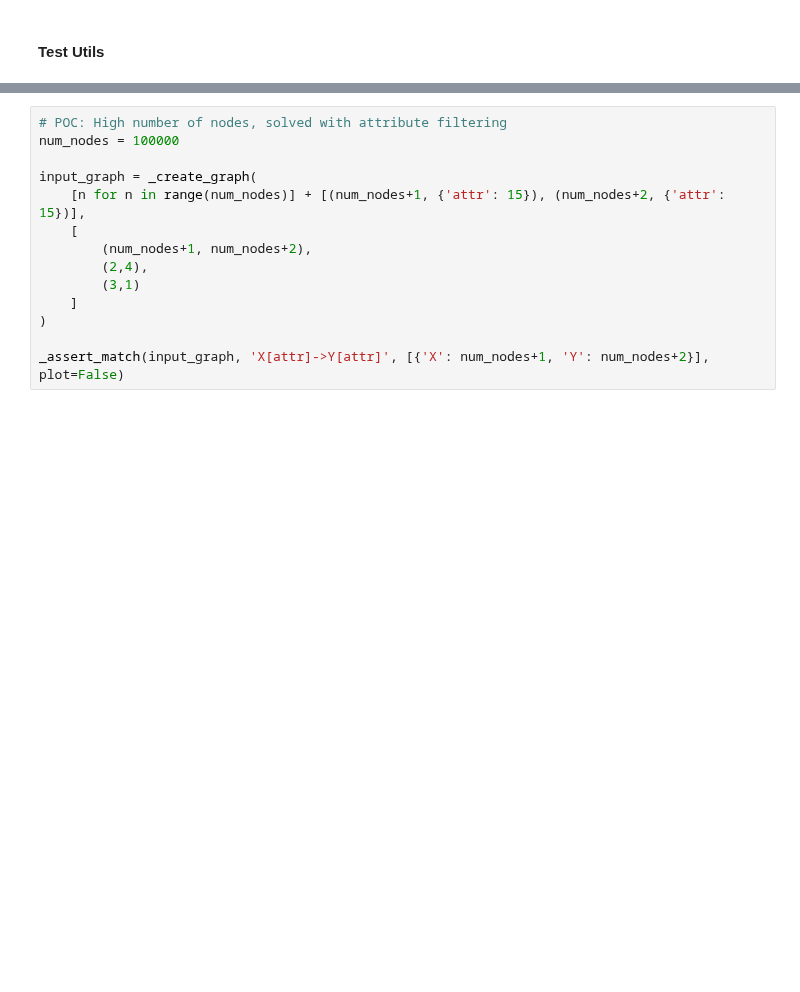
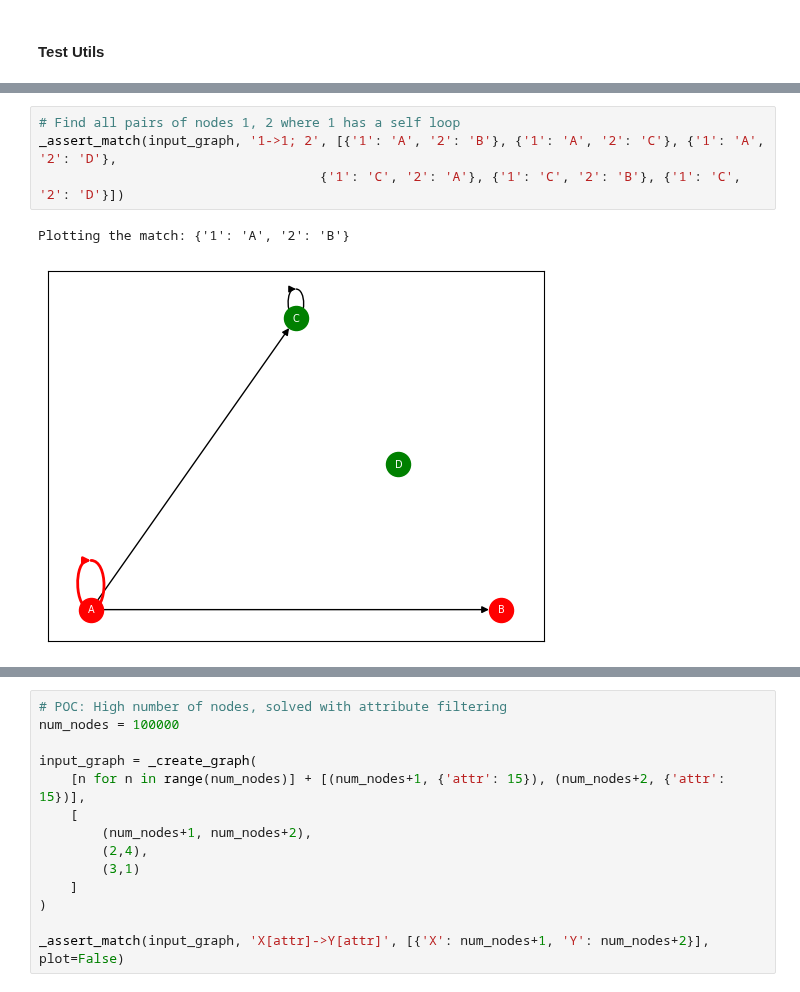
Before and after one commit to DeanLight/graph_rewrite, a Jupyter notebook: nbs/03_matcher.ipynb, the cells around one changed output, grey strips where cells are left out. Cells and saved outputs as stored; diff of their text form; blank space fills up the shorter version.

```diff
--- a/nbs/03_matcher.ipynb
+++ b/nbs/03_matcher.ipynb
@@ -276,0 +258,7 @@ _assert_match(input_graph, 'X->Y->Z', [{'X': 'A', 'Y': 'C', 'Z': 'D'},
+# %%
+# Find all pairs of nodes 1, 2 where 1 has a self loop
+_assert_match(input_graph, '1->1; 2', [{'1': 'A', '2': 'B'}, {'1': 'A', '2': 'C'}, {'1': 'A', '2': 'D'},
+                                    {'1': 'C', '2': 'A'}, {'1': 'C', '2': 'B'}, {'1': 'C', '2': 'D'}])
+# %% [output]
+Plotting the match: {'1': 'A', '2': 'B'}
+[figure, added]
```
Also changed, not shown: parts of 44 cells of this notebook, 8 other files.
